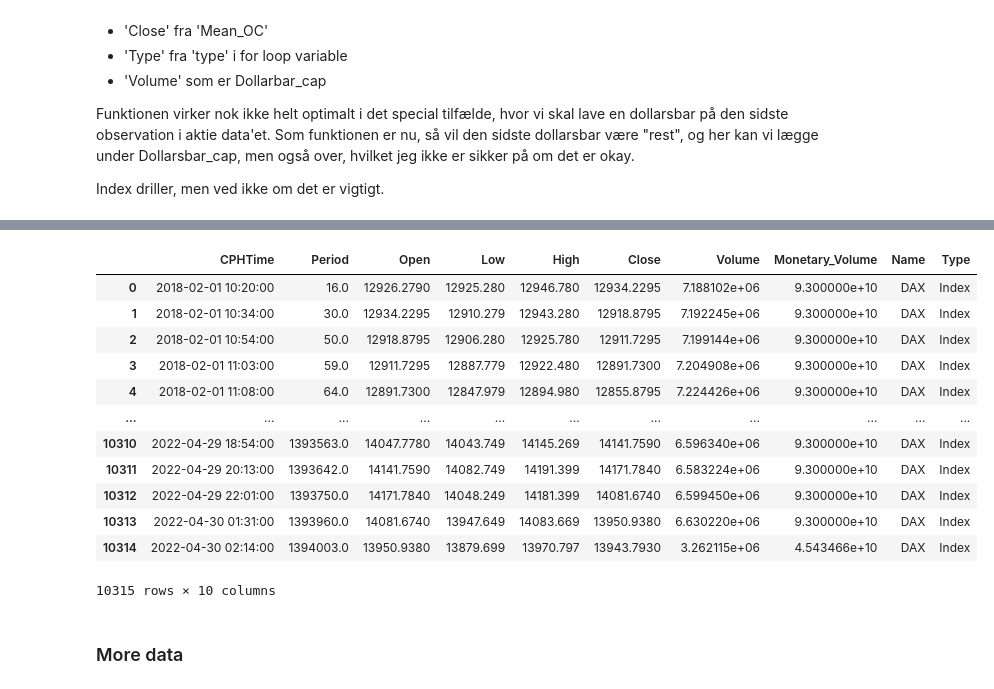
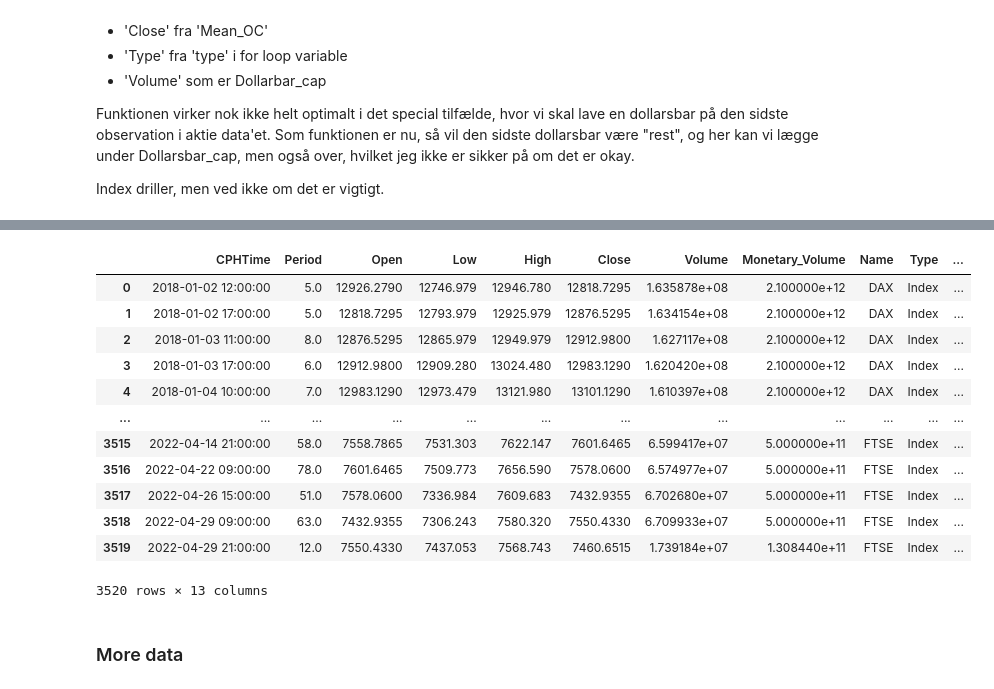
Before and after one commit to frederikzobbe/Machine-Learning-in-Finance, a Jupyter notebook: Make_dollarbars_function.ipynb, the cells around one changed output, grey strips where cells are left out. Saved outputs shown, nothing was run; the diff lists cells and outputs as text; code cells hidden in the pictures.

```diff
--- a/Make_dollarbars_function.ipynb
+++ b/Make_dollarbars_function.ipynb
@@ -71,7 +71,7 @@ Value = []
 for name in pd.unique(df['Name']):
     x = np.max(df[df['Name'] == name]['High'])*np.max(df[df['Name'] == name]['Volume'])
     print(x)
-    Value = len(str(int(x/100)))
+    Value.append(len(str(int(x/100))))
 
 roundup_df = pd.DataFrame({'Name' : pd.unique(df['Name']), 'Value' : Value})
 roundup_df
@@ -101,6 +123,9 @@ def dollarbar(df, time_unit, roundup_df):
 
             ## Empty lists
             Time_list = []
+            Year_list = []
+            Month_list = []
+            Day_list = []
             Open_list = []
             Low_list = []
             High_list = []
@@ -116,14 +141,17 @@ def dollarbar(df, time_unit, roundup_df):
             ## Dollarsbar cap
             max_High = np.max(df_type['High'])
             max_Volume = np.max(df_type['Volume'])
-            Dollarbar_cap = roundup(max_High * max_Volume, 10^roundup_df[roundup_df['Name'] == name]['Value'])
+            Dollarbar_cap = roundup(max_High * max_Volume, 10**roundup_df[roundup_df['Name'] == 'DAX']['Value'].item())
 
             ## First value in Open
             Open_list.append(df_type['Open'][0])
 
             for n in np.arange(df_type.shape[0]):
 
-                Time = df_type['CPHTime'][n]
+                Time = df_type['CET'][n]
+                Year = df_type['Year'][n]
+                Month = df_type['Month'][n]
+                Day = df_type['Day'][n]
                 Open = df_type['Open'][n]
                 High = df_type['High'][n]
                 Low = df_type['Low'][n]
@@ -157,6 +185,9 @@ def dollarbar(df, time_unit, roundup_df):
 
                     ## Saving dollarbar values
                     Time_list.append(Time)
+                    Year_list.append(Year)
+                    Month_list.append(Month)
+                    Day_list.append(Day)
                     Period_list.append(iter_since_dollarbar*time_unit)
                     Low_list.append(min_Low)
                     High_list.append(max_High)
@@ -179,13 +210,17 @@ def dollarbar(df, time_unit, roundup_df):
 
                     Close_list.append(Close)
                     Time_list.append(Time)  ## Time bliver det samme, hvilket ik er godt
+                    Year_list.append(Year)
+                    Month_list.append(Month)
+                    Day_list.append(Day)
                     Low_list.append(min_Low)
                     High_list.append(max_High)
                     Volume_list.append(Sum_volume)
 
-                    df_dummy = pd.DataFrame({'CPHTime' : Time_list, 'Period' : Period_list, 'Open' : Open_list, 'Low' : Low_list, 'High' : High_list,
-                                     'Close' : Close_list, 'Volume' : Volume_list,
-                                     'Monetary_Volume' : Dollarbar_cap, 'Name' : name, 'Type' : Type})
+                    df_dummy = pd.DataFrame({'CET' : Time_list, 'Year' : Year_list, 'Month' : Month_list, 'Day' : Day_list,
+                                             'Period' : Period_list, 'Open' : Open_list, 'Low' : Low_list, 'High' : High_list,
+                                             'Close' : Close_list, 'Volume' : Volume_list,
+                                             'Monetary_Volume' : Dollarbar_cap, 'Name' : name, 'Type' : Type})
                     df_Dollarbar = pd.concat([df_Dollarbar,df_dummy.iloc[:-1,:]])
 
                 if df_type.shape[0] == n+1 and iter_since_dollarbar > 0:
@@ -197,15 +232,19 @@ def dollarbar(df, time_unit, roundup_df):
 
                     ## Saving dollarbar values
                     Time_list.append(Time)
+                    Year_list.append(Year)
+                    Month_list.append(Month)
+                    Day_list.append(Day)
                     Period_list.append(iter_since_dollarbar*time_unit)
                     Low_list.append(min_Low)
                     High_list.append(max_High)
                     Close_list.append(Mean_HL)
                     Volume_list.append(Sum_volume)
 
-                    df_dummy = pd.DataFrame({'CPHTime' : Time_list, 'Period' : Period_list, 'Open' : Open_list, 'Low' : Low_list, 'High' : High_list,
-                                     'Close' : Close_list, 'Volume' : Volume_list,
-                                     'Monetary_Volume' : Dollarbar_cap, 'Name' : name, 'Type' : Type})
+                    df_dummy = pd.DataFrame({'CET' : Time_list, 'Year' : Year_list, 'Month' : Month_list, 'Day' : Day_list,
+                                             'Period' : Period_list, 'Open' : Open_list, 'Low' : Low_list, 'High' : High_list,
+                                             'Close' : Close_list, 'Volume' : Volume_list,
+                                             'Monetary_Volume' : Dollarbar_cap, 'Name' : name, 'Type' : Type})
                     df_dummy['Monetary_Volume'].iloc[-1] = Total_transaction
                     df_Dollarbar = pd.concat([df_Dollarbar,df_dummy])
 
@@ -220,7 +259,7 @@ start=time.time()  # Start the time
 
 ## Running the function
 df_dollarbar = dollarbar(df, 1, roundup_df)
-df_type = df_type.reset_index(drop=True)
+df_dollarbar = df_dollarbar.reset_index(drop=True)
 
 
 # Print the time usage:
@@ -231,19 +296,20 @@ Time used by LightGBM: 27.0 seconds
 # %%
 df_dollarbar[df_dollarbar['Name'] == 'DAX']
+df_dollarbar
 # %% [output]
-|  | CPHTime | Period | Open | Low | High | Close | Volume | Monetary_Volume | Name | Type |
-| 0 | 2018-02-01 10:20:00 | 16.0 | 12926.2790 | 12925.280 | 12946.780 | 12934.2295 | 7.188102e+06 | 9.300000e+10 | DAX | Index |
-| 1 | 2018-02-01 10:34:00 | 30.0 | 12934.2295 | 12910.279 | 12943.280 | 12918.8795 | 7.192245e+06 | 9.300000e+10 | DAX | Index |
-| 2 | 2018-02-01 10:54:00 | 50.0 | 12918.8795 | 12906.280 | 12925.780 | 12911.7295 | 7.199144e+06 | 9.300000e+10 | DAX | Index |
-| 3 | 2018-02-01 11:03:00 | 59.0 | 12911.7295 | 12887.779 | 12922.480 | 12891.7300 | 7.204908e+06 | 9.300000e+10 | DAX | Index |
-| 4 | 2018-02-01 11:08:00 | 64.0 | 12891.7300 | 12847.979 | 12894.980 | 12855.8795 | 7.224426e+06 | 9.300000e+10 | DAX | Index |
-| ... | ... | ... | ... | ... | ... | ... | ... | ... | ... | ... |
-| 10310 | 2022-04-29 18:54:00 | 1393563.0 | 14047.7780 | 14043.749 | 14145.269 | 14141.7590 | 6.596340e+06 | 9.300000e+10 | DAX | Index |
-| 10311 | 2022-04-29 20:13:00 | 1393642.0 | 14141.7590 | 14082.749 | 14191.399 | 14171.7840 | 6.583224e+06 | 9.300000e+10 | DAX | Index |
-| 10312 | 2022-04-29 22:01:00 | 1393750.0 | 14171.7840 | 14048.249 | 14181.399 | 14081.6740 | 6.599450e+06 | 9.300000e+10 | DAX | Index |
-| 10313 | 2022-04-30 01:31:00 | 1393960.0 | 14081.6740 | 13947.649 | 14083.669 | 13950.9380 | 6.630220e+06 | 9.300000e+10 | DAX | Index |
-| 10314 | 2022-04-30 02:14:00 | 1394003.0 | 13950.9380 | 13879.699 | 13970.797 | 13943.7930 | 3.262115e+06 | 4.543466e+10 | DAX | Index |
+|  | CPHTime | Period | Open | Low | High | Close | Volume | Monetary_Volume | Name | Type | ... |
+| 0 | 2018-01-02 12:00:00 | 5.0 | 12926.2790 | 12746.979 | 12946.780 | 12818.7295 | 1.635878e+08 | 2.100000e+12 | DAX | Index | ... |
+| 1 | 2018-01-02 17:00:00 | 5.0 | 12818.7295 | 12793.979 | 12925.979 | 12876.5295 | 1.634154e+08 | 2.100000e+12 | DAX | Index | ... |
+| 2 | 2018-01-03 11:00:00 | 8.0 | 12876.5295 | 12865.979 | 12949.979 | 12912.9800 | 1.627117e+08 | 2.100000e+12 | DAX | Index | ... |
+| 3 | 2018-01-03 17:00:00 | 6.0 | 12912.9800 | 12909.280 | 13024.480 | 12983.1290 | 1.620420e+08 | 2.100000e+12 | DAX | Index | ... |
+| 4 | 2018-01-04 10:00:00 | 7.0 | 12983.1290 | 12973.479 | 13121.980 | 13101.1290 | 1.610397e+08 | 2.100000e+12 | DAX | Index | ... |
+| ... | ... | ... | ... | ... | ... | ... | ... | ... | ... | ... | ... |
+| 3515 | 2022-04-14 21:00:00 | 58.0 | 7558.7865 | 7531.303 | 7622.147 | 7601.6465 | 6.599417e+07 | 5.000000e+11 | FTSE | Index | ... |
+| 3516 | 2022-04-22 09:00:00 | 78.0 | 7601.6465 | 7509.773 | 7656.590 | 7578.0600 | 6.574977e+07 | 5.000000e+11 | FTSE | Index | ... |
+| 3517 | 2022-04-26 15:00:00 | 51.0 | 7578.0600 | 7336.984 | 7609.683 | 7432.9355 | 6.702680e+07 | 5.000000e+11 | FTSE | Index | ... |
+| 3518 | 2022-04-29 09:00:00 | 63.0 | 7432.9355 | 7306.243 | 7580.320 | 7550.4330 | 6.709933e+07 | 5.000000e+11 | FTSE | Index | ... |
+| 3519 | 2022-04-29 21:00:00 | 12.0 | 7550.4330 | 7437.053 | 7568.743 | 7460.6515 | 1.739184e+07 | 1.308440e+11 | FTSE | Index | ... |
-10315 rows × 10 columns
+3520 rows × 13 columns
 # %% [markdown]
 ### More data
 # %% [markdown]
```
Also changed, not shown: parts of 9 cells of this notebook.
